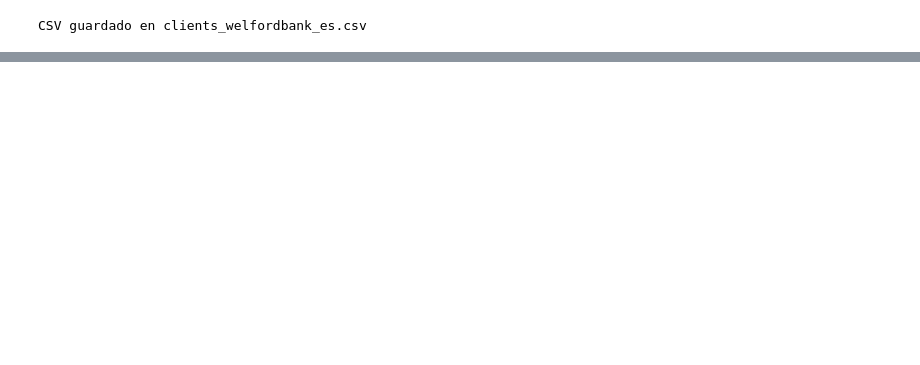
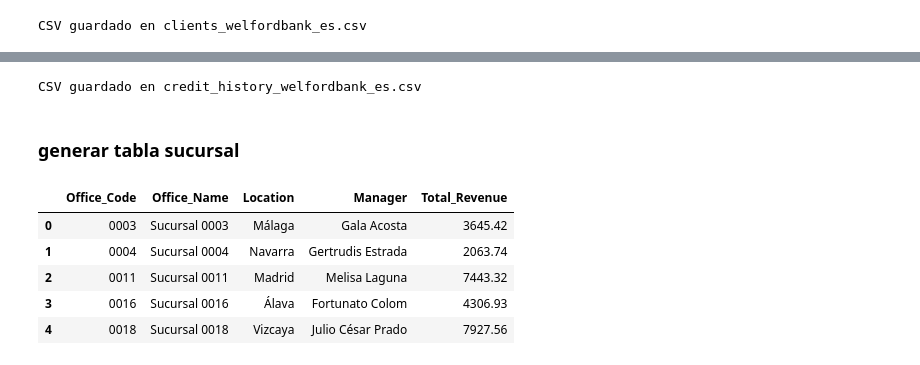
Before and after one commit to FGaliano-23/WELFORD-BANK, a Jupyter notebook: DataEngineer/GenerateData/Tables.ipynb, the cells around one changed output, grey strips where cells are left out. Cells and saved outputs as stored; diff of their text form; code cells hidden in the pictures; blank space fills up the shorter version.

```diff
--- a/DataEngineer/GenerateData/Tables.ipynb
+++ b/DataEngineer/GenerateData/Tables.ipynb
@@ -115,0 +320,45 @@ CSV guardado en clients_welfordbank_es.csv
+# %%
+# write the credit-history DataFrame to a CSV file (skip index column)
+df_credit_history.to_csv("credit_history_welfordbank_es.csv", index=False)
+
+# quick confirmation message in the console
+print("CSV guardado en credit_history_welfordbank_es.csv")
+# %% [output]
+CSV guardado en credit_history_welfordbank_es.csv
+# %% [markdown]
+### generar tabla sucursal
+# %%
+# -------------------------------------------------------------
+#  Build the SUCURSAL (branch) table
+# -------------------------------------------------------------
+# 1) Group accounts by Office_Code and sum their income
+office_summary = (
+    df_accounts
+    .groupby("Office_Code", as_index=False)           # one row per branch
+    .agg(Total_Revenue=("income", "sum"))             # branch revenue
+)
+
+# 2) Add synthetic metadata for each branch
+office_summary["Office_Name"] = office_summary["Office_Code"].apply(
+    lambda code: f"Sucursal {code}"                   # readable branch name
+)
+office_summary["Location"] = office_summary["Office_Code"].apply(
+    lambda _: fake.city()                             # random city
+)
+office_summary["Manager"] = office_summary["Office_Code"].apply(
+    lambda _: f"{fake.first_name()} {fake.last_name()}"  # random manager
+)
+
+# 3) Select and order the final columns
+df_sucursal = office_summary[
+    ["Office_Code", "Office_Name", "Location", "Manager", "Total_Revenue"]
+]
+
+df_sucursal.head()                                    # quick preview
+# %% [output]
+|  | Office_Code | Office_Name | Location | Manager | Total_Revenue |
+| 0 | 0003 | Sucursal 0003 | Málaga | Gala Acosta | 3645.42 |
+| 1 | 0004 | Sucursal 0004 | Navarra | Gertrudis Estrada | 2063.74 |
+| 2 | 0011 | Sucursal 0011 | Madrid | Melisa Laguna | 7443.32 |
+| 3 | 0016 | Sucursal 0016 | Álava | Fortunato Colom | 4306.93 |
+| 4 | 0018 | Sucursal 0018 | Vizcaya | Julio César Prado | 7927.56 |
```
Also changed, not shown: parts of 18 cells of this notebook, 5 other files.
